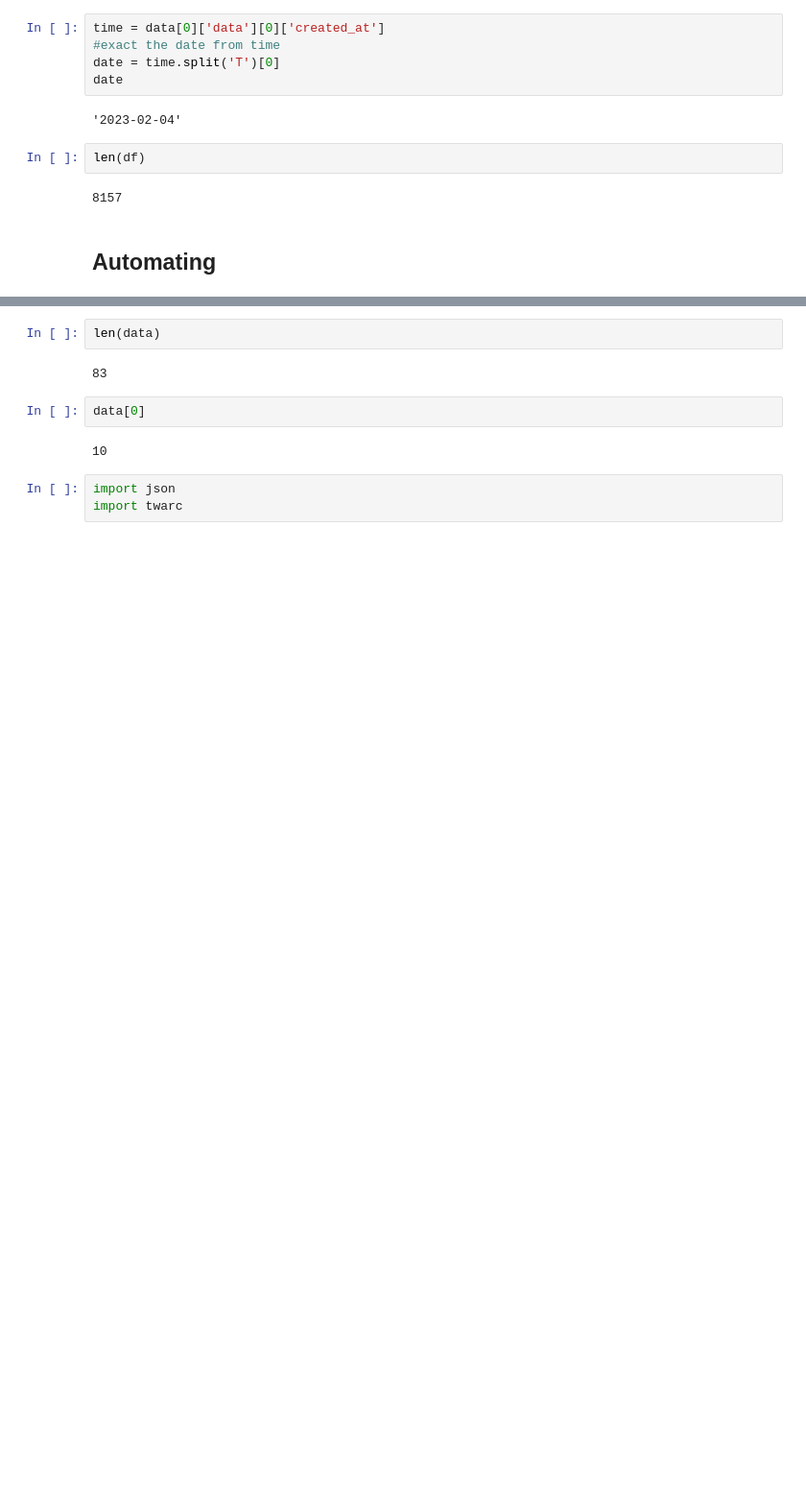
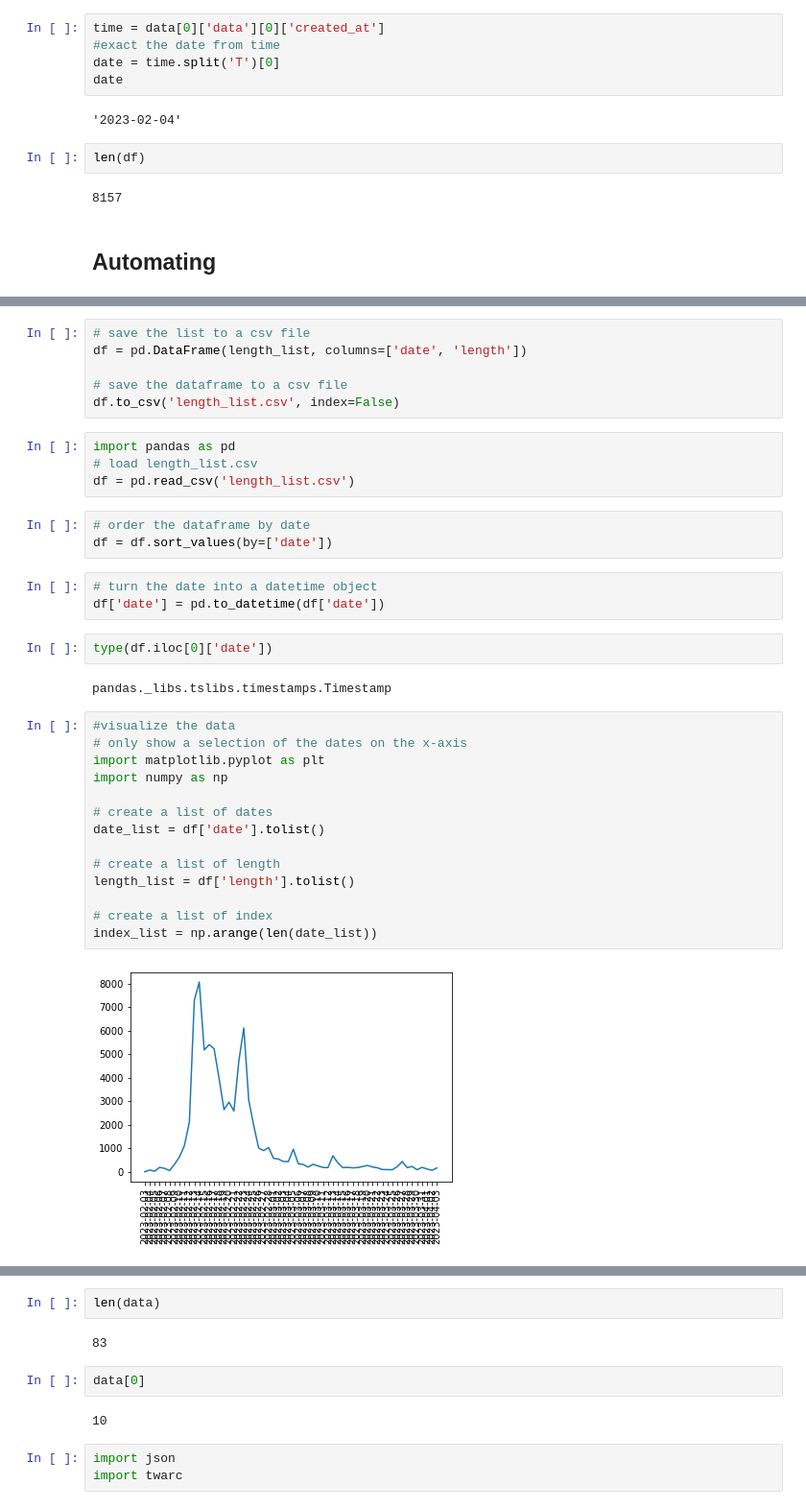
Before and after one commit to jiajia20/90819_python_mini, a Jupyter notebook: project/Learning_cleaning.ipynb, the cells around one changed output, grey strips where cells are left out. Shown at 96% size. Drawn from its saved outputs; the diff is of its cells as text; blank space fills up the shorter version.

```diff
--- a/project/Learning_cleaning.ipynb
+++ b/project/Learning_cleaning.ipynb
@@ -122,0 +184,36 @@ KeyboardInterrupt:
+# %%
+# save the list to a csv file
+df = pd.DataFrame(length_list, columns=['date', 'length'])
+
+# save the dataframe to a csv file
+df.to_csv('length_list.csv', index=False)
+# %%
+import pandas as pd
+# load length_list.csv
+df = pd.read_csv('length_list.csv')
+# %%
+# order the dataframe by date
+df = df.sort_values(by=['date'])
+# %%
+# turn the date into a datetime object
+df['date'] = pd.to_datetime(df['date'])
+# %%
+type(df.iloc[0]['date'])
+# %% [output]
+pandas._libs.tslibs.timestamps.Timestamp
+# %%
+#visualize the data
+# only show a selection of the dates on the x-axis
+import matplotlib.pyplot as plt
+import numpy as np
+
+# create a list of dates
+date_list = df['date'].tolist()
+
+# create a list of length
+length_list = df['length'].tolist()
+
+# create a list of index
+index_list = np.arange(len(date_list))
+# %% [output]
+[figure, added]
```
Also changed, not shown: parts of 11 cells of this notebook, 12 other files.
